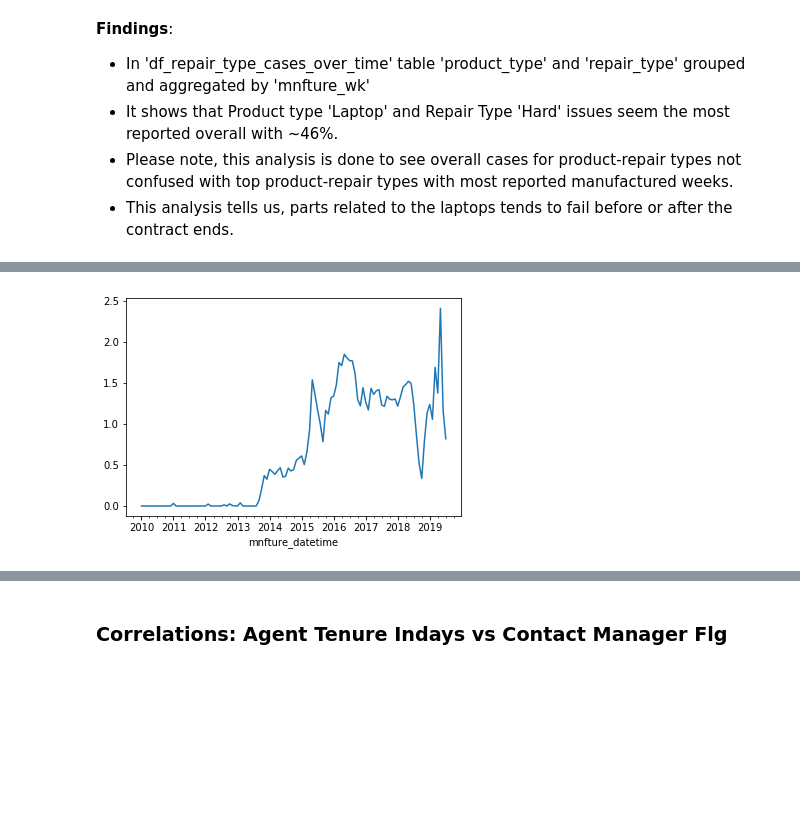
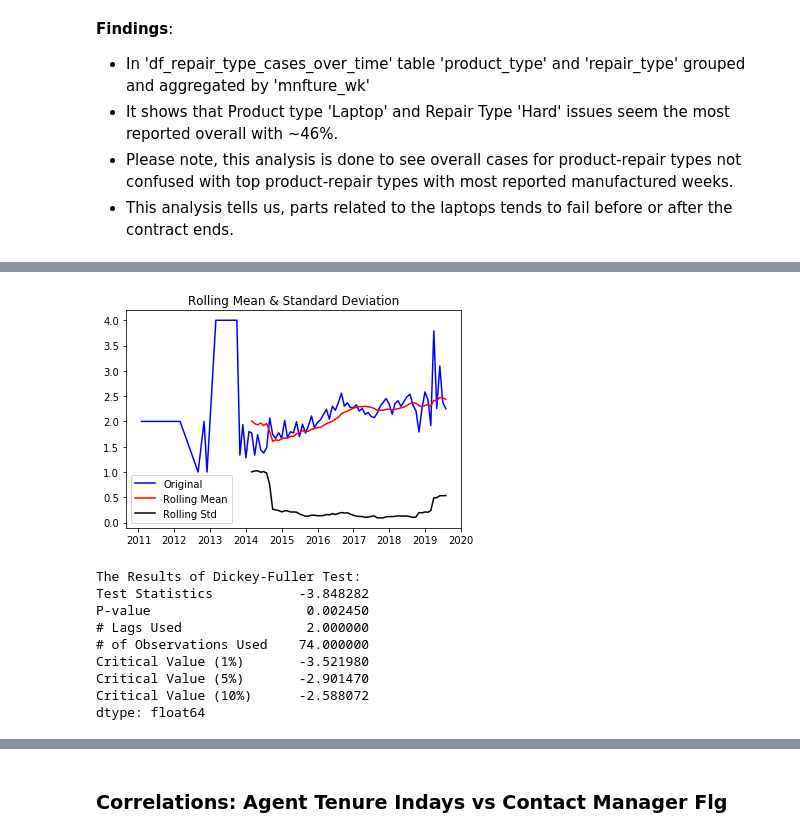
Before and after one commit to mrbalikci/data-science, a Jupyter notebook: JupyterNotebook/demo/data_insights.ipynb, the cells around one changed output, grey strips where cells are left out. Drawn from its saved outputs; the diff is of its cells as text; code cells hidden in the pictures; blank space fills up the shorter version.

```diff
--- a/JupyterNotebook/demo/data_insights.ipynb
+++ b/JupyterNotebook/demo/data_insights.ipynb
@@ -624,4 +635,47 @@ def time_series_region(region):
-# %%
-time_series_region('Hogwarts');
-# %% [output]
-[figure, removed]
+# %%
+df_time_series = data_region('Hogwarts')
+# %%
+# plot the data to see if is stationary meaning that constant
+# As seen the data is not stationary
+# so we run stationary test below
+
+# function to test if the data is stationary or not
+def test_stationary(timeseries):
+
+    # Let's calculate rolling mean and std
+    # Window 12 means the data is giving in monthly level
+    # determine rolling statistics
+    movingAverage = timeseries.rolling(window=12).mean()
+    movingSTD = timeseries.rolling(window=12).std()
+
+    # plot rolling statistics
+    # from plot below it can be seen mean and std not constant so the data is not stationary
+    # so let's perform dickey-fuller test
+    orig = plt.plot(timeseries, color='blue', label='Original')
+    mean = plt.plot(movingAverage, color='red', label='Rolling Mean')
+    std = plt.plot(movingSTD, color='black', label='Rolling Std')
+    plt.legend(loc='best')
+    plt.title('Rolling Mean & Standard Deviation')
+    plt.show(block=False)
+
+    # Perform Dickey-Fuller test
+    print("The Results of Dickey-Fuller Test:")
+    dftest = adfuller(timeseries['parts_ct'], autolag='AIC')
+    dfoutput = pd.Series(dftest[0:4], index=['Test Statistics', 'P-value', '# Lags Used', '# of Observations Used'])
+    for key, value in dftest[4].items():
+        dfoutput['Critical Value (%s)'%key] = value
+    print(dfoutput)
+# %%
+# the plot of data, rollingMean and rollingSTD are not constant so we do run LOG TIME SERIES below
+test_stationary(df_time_series)
+# %% [output]
+[figure, added]
+The Results of Dickey-Fuller Test:
+Test Statistics           -3.848282
+P-value                    0.002450
+# Lags Used                2.000000
+# of Observations Used    74.000000
+Critical Value (1%)       -3.521980
+Critical Value (5%)       -2.901470
+Critical Value (10%)      -2.588072
+dtype: float64
```
Also changed, not shown: parts of 35 cells of this notebook.
